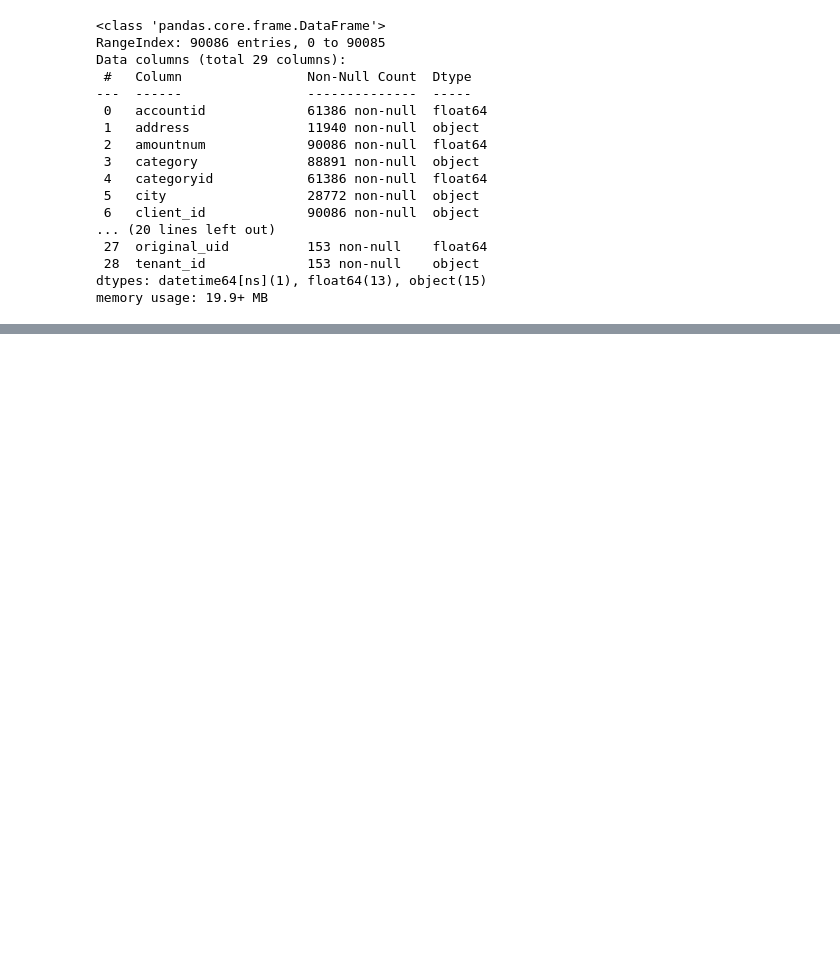
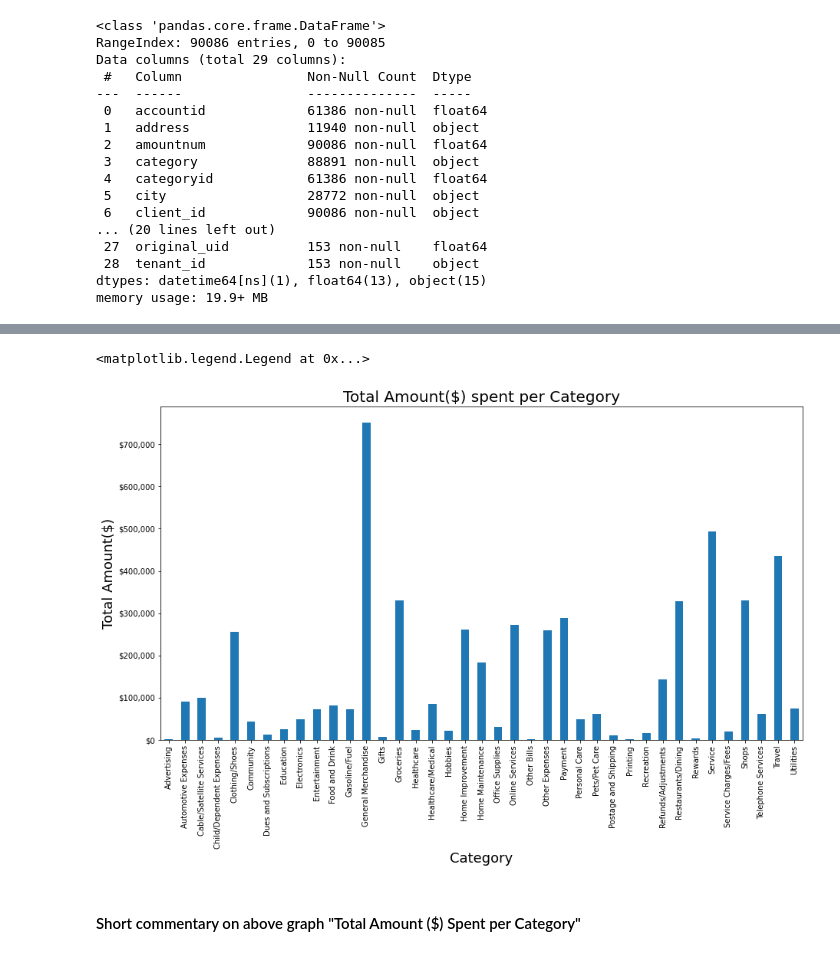
Before and after one commit to fariha23/recommendation_system_creditcard, a Jupyter notebook: notebooks/EDA.ipynb, the cells around one changed output, grey strips where cells are left out. Saved outputs shown, nothing was run; the diff lists cells and outputs as text; code cells hidden in the pictures; blank space fills up the shorter version.

```diff
--- a/notebooks/EDA.ipynb
+++ b/notebooks/EDA.ipynb
@@ -139,0 +304,24 @@ df.groupby(['client_id']).count()
+# %%
+#Total amount spent per category
+fig, ax = plt.subplots(1, 1, figsize=(15, 8))
+
+fmt = '${x:,.0f}'
+df_amt_cat=df[['amountnum','category']].groupby('category').sum('amountnum')
+df_amt_cat.plot.bar(ax=ax)
+
+
+plt.title('Total Amount($) spent per Category', fontsize=20)
+plt.xlabel("Category", fontsize=18)
+plt.ylabel("Total Amount($)", fontsize=18)
+
+tick = mtick.StrMethodFormatter(fmt)
+ax.yaxis.set_major_formatter(tick)
+
+plt.legend('', frameon=False)
+
+#df[['amountnum','category']].groupby('category').sum('amountnum').plot.bar()
+# %% [output]
+<matplotlib.legend.Legend at 0x...>
+[figure, added]
+# %% [markdown]
+#### Short commentary on above graph "Total Amount (\$\) Spent per Category"
```
Also changed, not shown: parts of 57 cells of this notebook.
